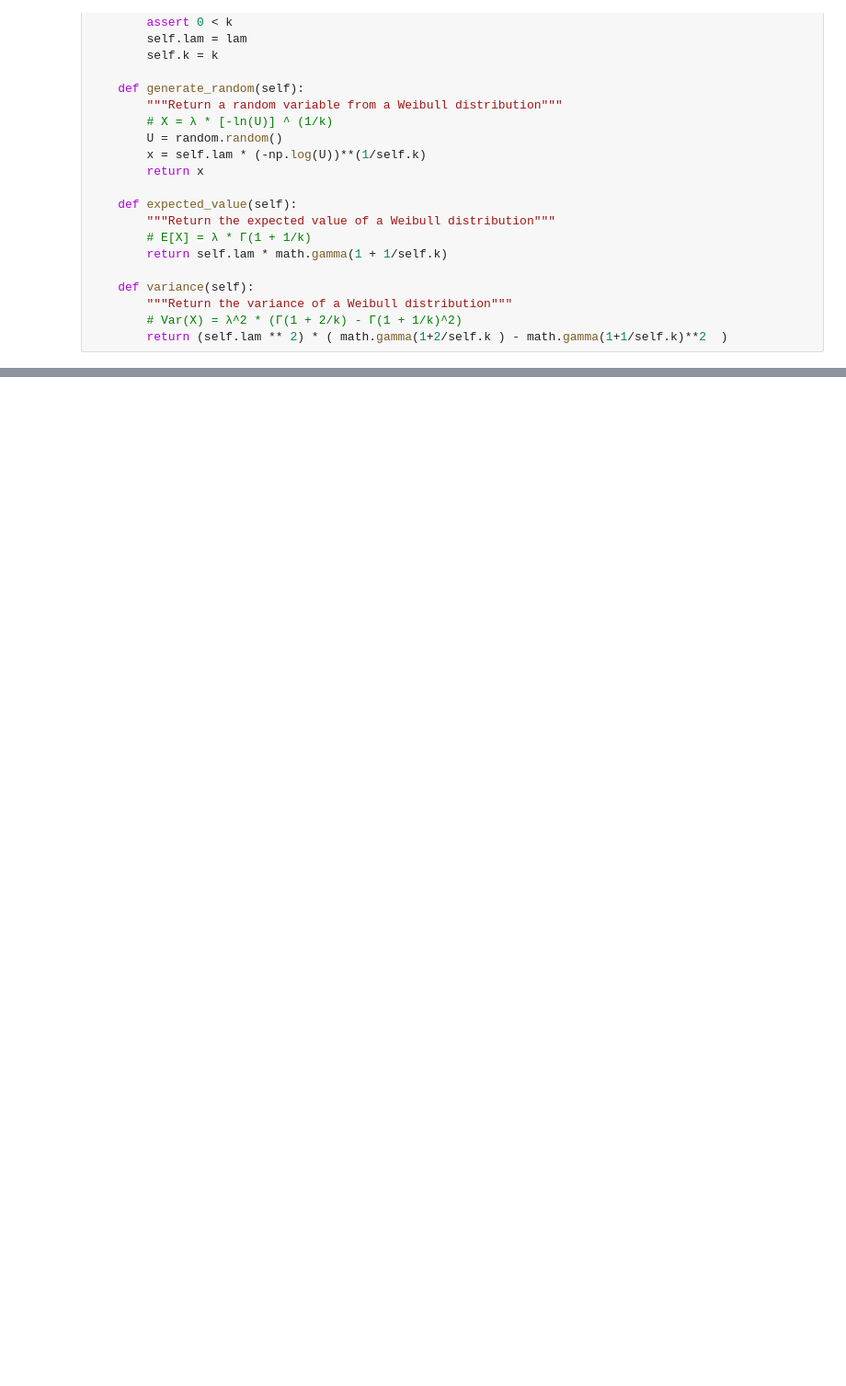
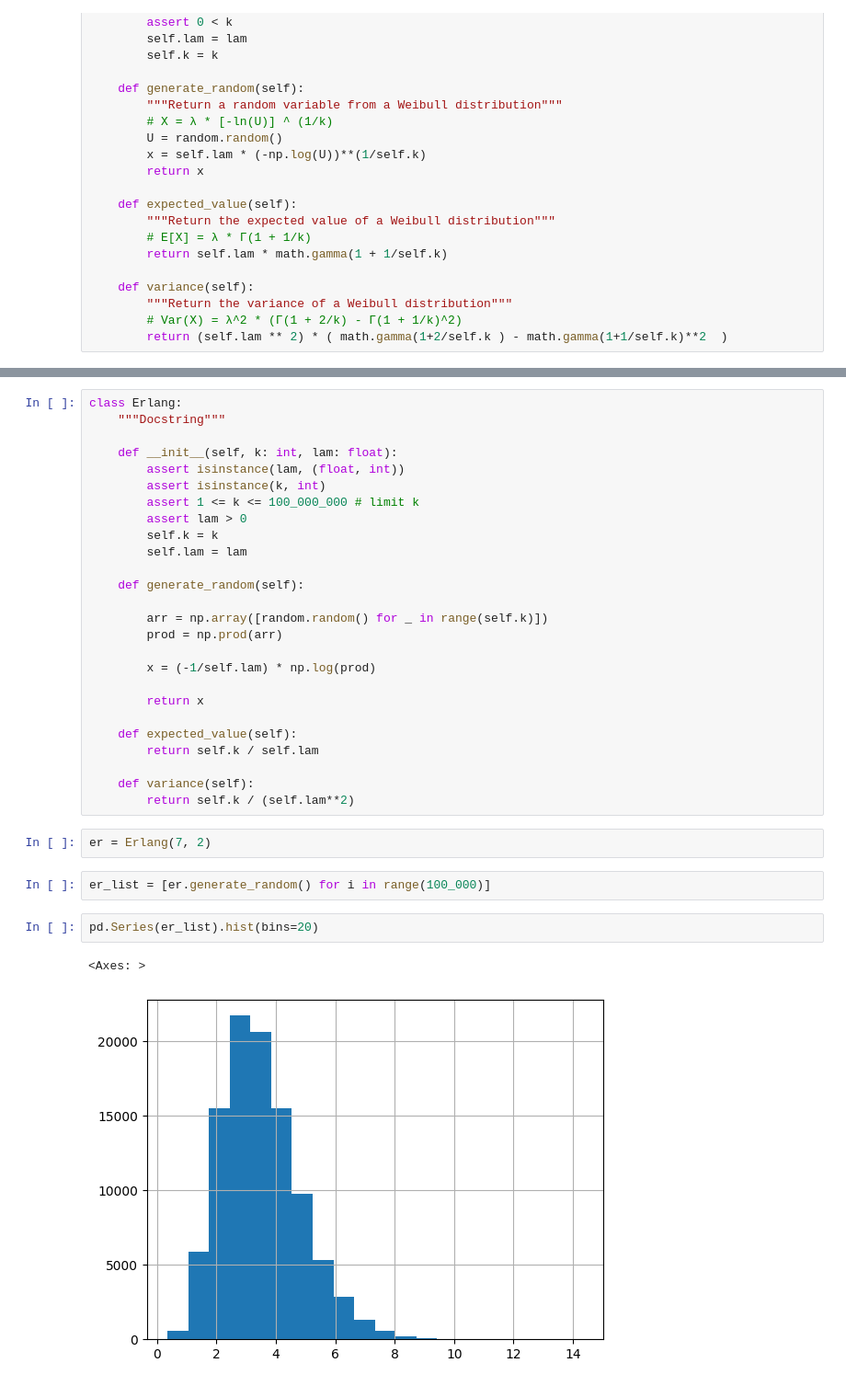
Before and after one commit to invoke-eric/random_variate, a Jupyter notebook: POC.ipynb, the cells around one changed output, grey strips where cells are left out. Shown at 92% size. Saved outputs shown, nothing was run; the diff lists cells and outputs as text; blank space fills up the shorter version.

```diff
--- a/POC.ipynb
+++ b/POC.ipynb
@@ -182,0 +241,35 @@ class Triangular:
+# %%
+class Erlang:
+    """Docstring"""
+
+    def __init__(self, k: int, lam: float):
+        assert isinstance(lam, (float, int))
+        assert isinstance(k, int)
+        assert 1 <= k <= 100_000_000 # limit k
+        assert lam > 0
+        self.k = k
+        self.lam = lam
+
+    def generate_random(self):
+
+        arr = np.array([random.random() for _ in range(self.k)])
+        prod = np.prod(arr)
+
+        x = (-1/self.lam) * np.log(prod)
+
+        return x
+
+    def expected_value(self):
+        return self.k / self.lam
+
+    def variance(self):
+        return self.k / (self.lam**2)
+# %%
+er = Erlang(7, 2)
+# %%
+er_list = [er.generate_random() for i in range(100_000)]
+# %%
+pd.Series(er_list).hist(bins=20)
+# %% [output]
+<Axes: >
+[figure, added]
```
Also changed, not shown: parts of 5 cells of this notebook, 1 other file.
